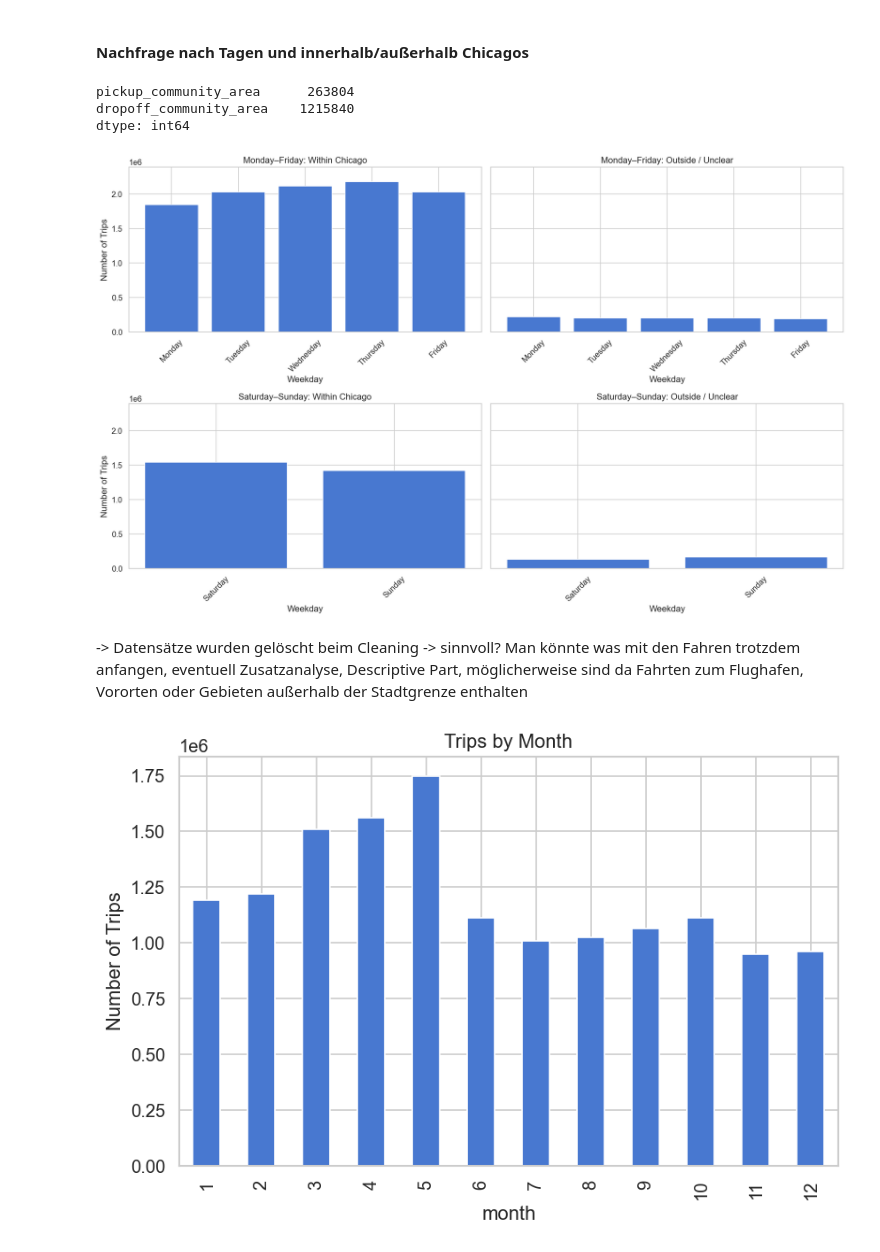
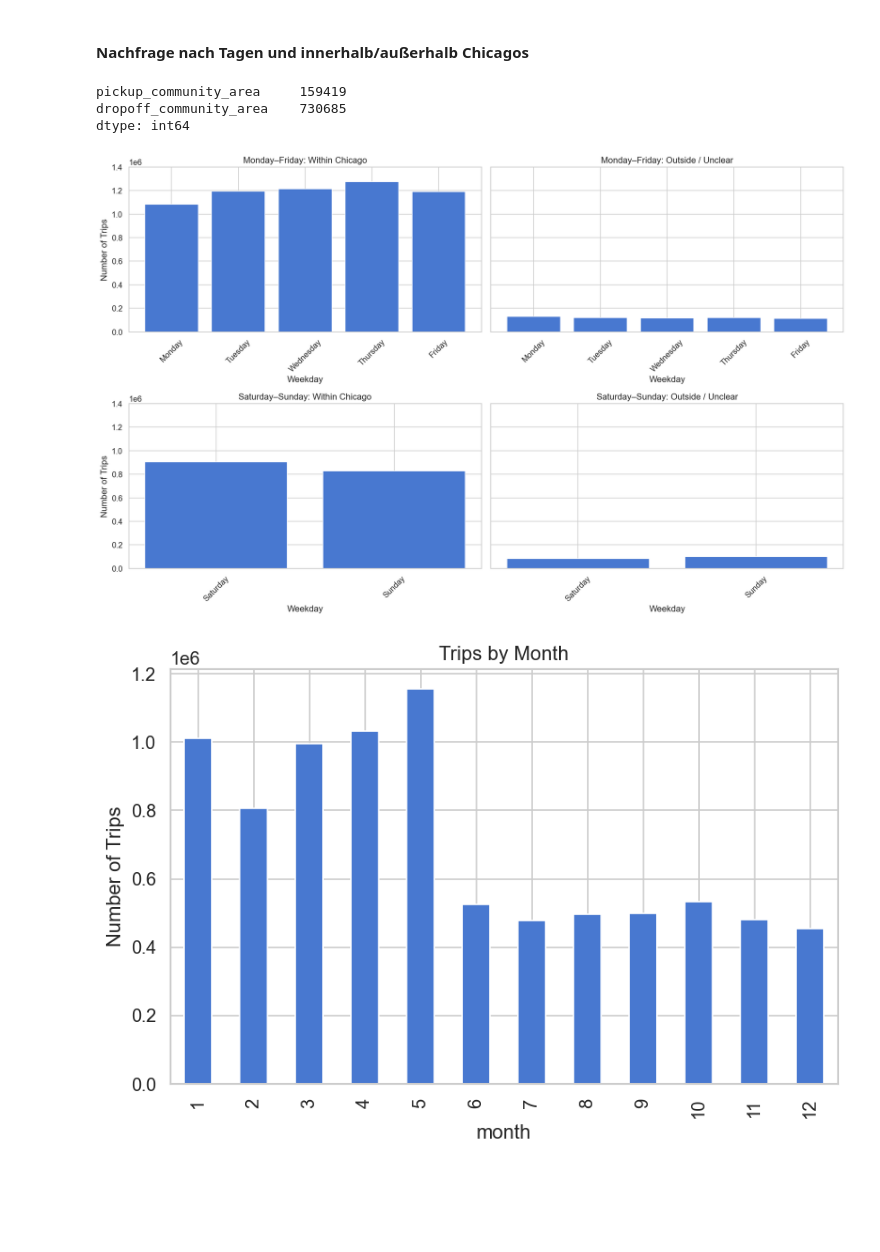
Before and after one commit to nbringew/AAA_Team_1, a Jupyter notebook: notebooks/01.1_data_exploration_taxis.ipynb, the cells around one changed output. Saved outputs shown, nothing was run; the diff lists cells and outputs as text; code cells hidden in the pictures; blank space fills up the shorter version.

Commit message:
notebook cleanen

```diff
--- a/notebooks/01.1_data_exploration_taxis.ipynb
+++ b/notebooks/01.1_data_exploration_taxis.ipynb
@@ -493,6 +487,6 @@ Am Wochenende ist die Nachfrage ingesamt geringer, obwohl dort Freizeitaktivitä
 # %%
-df_2025_clean["weekday"] = (
-    df_2025_clean["trip_start_timestamp"]
+df_taxi["weekday"] = (
+    df_taxi["trip_start_timestamp"]
     .dt.day_name()
 )
 
@@ -507,7 +501,7 @@ weekday_order = [
 ]
 
 weekday_profile = (
-    df_2025_clean
+    df_taxi
     .groupby("weekday")
     .size()
     .reindex(weekday_order)
@@ -530,11 +524,11 @@ Evnetuell kann man sich aber anschauen, nach Wochentag, ob die meisten Fahrten i
 # %%
 
-df_2025_clean["weekday"] = df_2025_clean["trip_start_timestamp"].dt.day_name()
-df_2025_clean["hour"] = df_2025_clean["trip_start_timestamp"].dt.hour
+df_taxi["weekday"] = df_taxi["trip_start_timestamp"].dt.day_name()
+df_taxi["hour"] = df_taxi["trip_start_timestamp"].dt.hour
 
 
-fri_sun = df_2025_clean[
-    df_2025_clean["weekday_name"].isin(["Friday", "Saturday", "Sunday"])
+fri_sun = df_taxi[
+    df_taxi["weekday_name"].isin(["Friday", "Saturday", "Sunday"])
 ]
 
 fri_sun_profile = (
@@ -548,9 +542,9 @@ fri_sun_profile = (
 plt.figure(figsize=(12, 5))
 plt.plot(fri_sun_profile.index, fri_sun_profile.values, marker="o")
 
-plt.title("Taxinachfrage nach Uhrzeit (Freitag bis Sonntag)")
-plt.xlabel("Uhrzeit")
-plt.ylabel("Anzahl Fahrten")
+plt.title("Taxi Demand in 24-Hour Period (Friday to Sunday)")
+plt.xlabel("Hour")
+plt.ylabel("Number of Trips")
 
 plt.xticks(
     ticks=range(24),
@@ -565,10 +559,10 @@ plt.show()
 # %% [markdown]
 #### Nachfrage nach Tagen und innerhalb/außerhalb Chicagos
 # %%
-df_2025_clean[["pickup_community_area", "dropoff_community_area"]].isna().sum()
+df_taxi[["pickup_community_area", "dropoff_community_area"]].isna().sum()
 # %% [output]
-pickup_community_area      263804
-dropoff_community_area    1215840
+pickup_community_area     159419
+dropoff_community_area    730685
 dtype: int64
 # %%
 import pandas as pd
@@ -576,13 +570,13 @@ import numpy as np
 import matplotlib.pyplot as plt
 
 
-if "weekday_name" not in df_2025_clean.columns:
-    df_2025_clean["weekday_name"] = df_2025_clean["trip_start_timestamp"].dt.day_name()
+if "weekday_name" not in df_taxi.columns:
+    df_taxi["weekday_name"] = df_taxi["trip_start_timestamp"].dt.day_name()
 
-df_plot = df_2025_clean.copy()
+df_plot = df_taxi.copy()
 
-# Community Areas robust behandeln:
-# Fehlende Werte bleiben erhalten, werden aber für die Chicago-Prüfung als False gewertet.
+# Robust handling of community areas:
+# Missing values are kept, but counted as False for the Chicago scope check.
 df_plot["pickup_in_chicago"] = (
     pd.to_numeric(df_plot["pickup_community_area"], errors="coerce")
     .between(1, 77, inclusive="both")
@@ -604,7 +598,7 @@ df_plot["trip_scope"] = np.where(
 weekday_order = ["Monday", "Tuesday", "Wednesday", "Thursday", "Friday"]
 weekend_order = ["Saturday", "Sunday"]
 
-# Hilfsfunktion
+# Helper function
 def counts_by_day(data, day_order):
     return data["weekday_name"].value_counts().reindex(day_order, fill_value=0)
 
@@ -640,7 +634,7 @@ weekend_outside = counts_by_day(
     weekend_order
 )
 
-# Gemeinsame y-Achse für bessere Vergleichbarkeit
+# Shared y-axis for better comparability
 max_count = max(
     weekday_within.max(),
     weekday_outside.max(),
@@ -679,30 +673,27 @@ axes[1, 1].set_ylim(0, max_count * 1.1)
 plt.tight_layout()
 plt.show()
 # %% [output]
-[figure, old version]
+[figure, new version]
-# %% [markdown]
--> Datensätze wurden gelöscht beim Cleaning -> sinnvoll?
-Man könnte was mit den Fahren trotzdem anfangen, eventuell Zusatzanalyse, Descriptive Part, möglicherweise sind da Fahrten zum Flughafen, Vororten oder Gebieten außerhalb der Stadtgrenze enthalten
 # %%
-df_2025_clean["month"] = (
-    df_2025_clean["trip_start_timestamp"]
+df_taxi["month"] = (
+    df_taxi["trip_start_timestamp"]
     .dt.month
 )
 
 monthly = (
-    df_2025_clean
+    df_taxi
     .groupby("month")
     .size()
 )
 
 monthly.plot(
     kind="bar",
     figsize=(8,5)
 )
 
 plt.title("Trips by Month")
 plt.ylabel("Number of Trips")
 plt.show()
-#Annahme bestätigt sich, dass von Jan bis Juni es ansteigt, während es dann im Juli August wieder sinkt (eventuell Urlaubsbedingt?), im Herbst (Sep, Okt) steigt es wieder und sinkt danach auch im Winter wieder
+# The monthly profile shows clear variation over the observation period; interpretation should account for the incomplete 2026 coverage.
 # %% [output]
-[figure, old version]
+[figure, new version]
```
Also changed, not shown: parts of 29 cells of this notebook, 2 other files.
